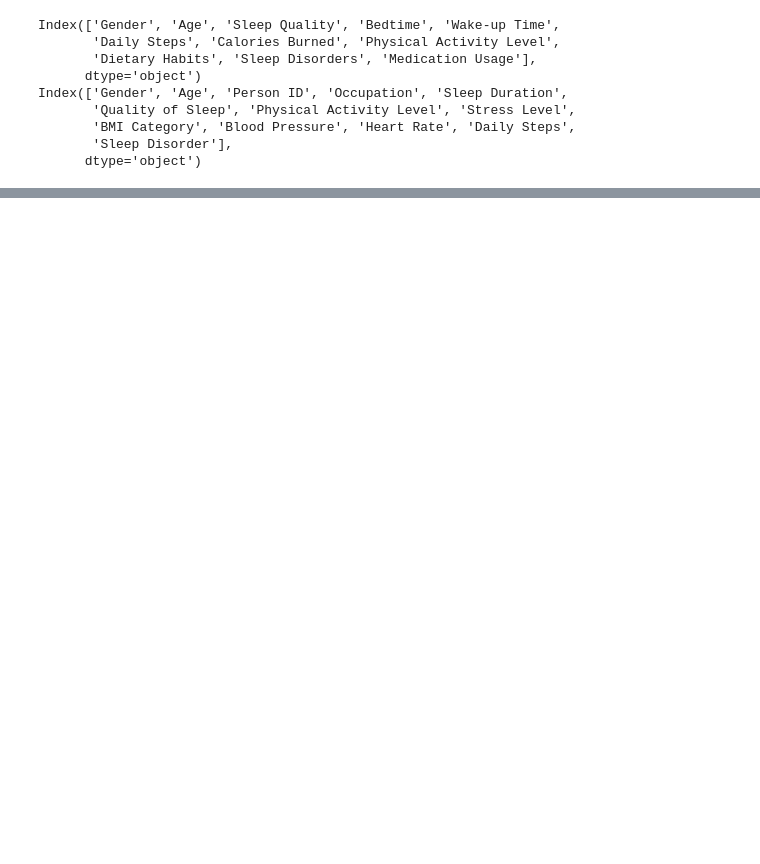
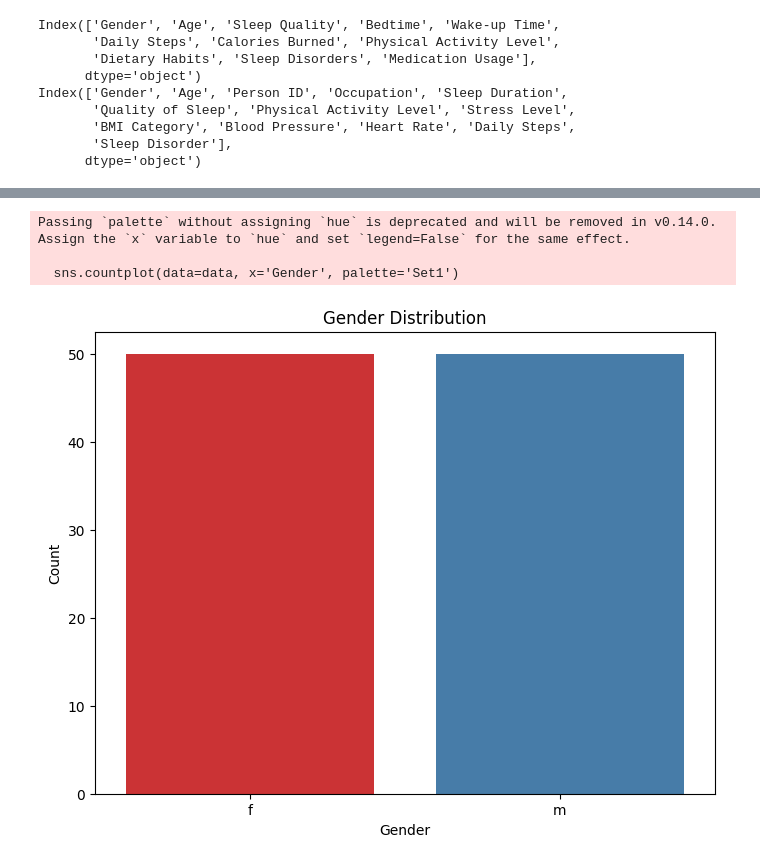
Before and after one commit to Laxman2024/Health-and-sleep-statistics, a Jupyter notebook: sleep.ipynb, the cells around one changed output, grey strips where cells are left out. Saved outputs shown, nothing was run; the diff lists cells and outputs as text; code cells hidden in the pictures; blank space fills up the shorter version.

```diff
--- a/sleep.ipynb
+++ b/sleep.ipynb
@@ -489,3 +490,6 @@ Index(['Gender', 'Age', 'Person ID', 'Occupation', 'Sleep Duration',
        'BMI Category', 'Blood Pressure', 'Heart Rate', 'Daily Steps',
        'Sleep Disorder'],
       dtype='object')
+# %%
+data.set_index(['Gender', 'Age'], inplace=True)
+Df.set_index(['Gender', 'Age'], inplace=True)
@@ -491,0 +568,9 @@ Index(['Gender', 'Age', 'Person ID', 'Occupation', 'Sleep Duration',
+# %%
+# Reset the index to move 'Gender' back to a regular column
+data.reset_index(inplace=True)
+
+# Now replace 'Female' with 'f' and 'Male' with 'm'
+data['Gender'] = data['Gender'].replace({'Female': 'f', 'Male': 'm'})
+
+# Show the updated DataFrame
+print(data)
@@ -491,0 +595,17 @@ Index(['Gender', 'Age', 'Person ID', 'Occupation', 'Sleep Duration',
+# %%
+# Create a bar plot to show the count of 'f' and 'm' in 'Gender'
+plt.figure(figsize=(8,6))
+sns.countplot(data=data, x='Gender', palette='Set1')
+
+# Set labels and title for the plot
+plt.xlabel('Gender')
+plt.ylabel('Count')
+plt.title('Gender Distribution')
+
+# Show the plot
+plt.show()
+# %% [output]
+Passing `palette` without assigning `hue` is deprecated and will be removed in v0.14.0. Assign the `x` variable to `hue` and set `legend=False` for the same effect.
+
+  sns.countplot(data=data, x='Gender', palette='Set1')
+[figure, added]
```
Also changed, not shown: parts of 10 cells of this notebook.
